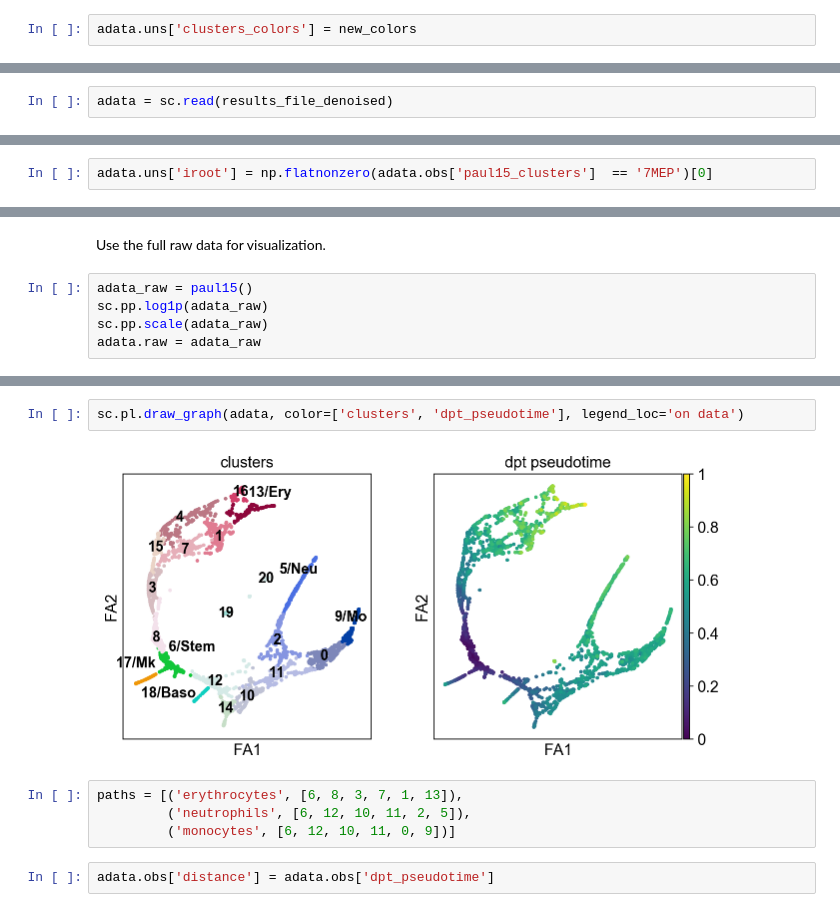
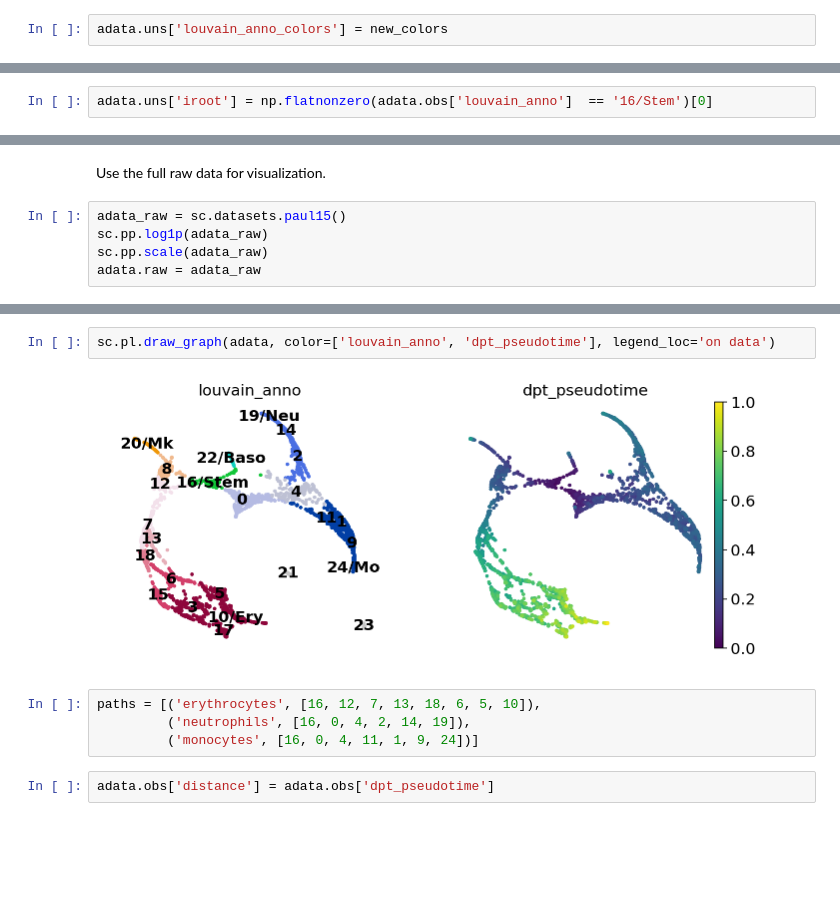
Before and after one commit to theislab/paga, a Jupyter notebook: blood/paul15/paul15.ipynb, the cells around one changed output, grey strips where cells are left out. Cells and saved outputs as stored; diff of their text form; blank space fills up the shorter version.

Commit message:
updated paul15 notebooks with tested versions

```diff
--- a/blood/paul15/paul15.ipynb
+++ b/blood/paul15/paul15.ipynb
@@ -246,5 +213,5 @@ new_colors[[9, 0]] = orig_colors[[0, 1]]  # Mo / dark blue
 # %%
-adata.uns['clusters_colors'] = new_colors
+adata.uns['louvain_anno_colors'] = new_colors
 # %% [markdown]
 And add some white space to some cluster names.
 # %%
@@ -272,2 +227,0 @@ adata.write(results_file_denoised)
-# %%
-adata = sc.read(results_file_denoised)
@@ -274,5 +230,5 @@ adata = sc.read(results_file_denoised)
 # %%
-adata.uns['iroot'] = np.flatnonzero(adata.obs['paul15_clusters']  == '7MEP')[0]
+adata.uns['iroot'] = np.flatnonzero(adata.obs['louvain_anno']  == '16/Stem')[0]
 # %%
 sc.tl.dpt(adata)
 # %% [output]
@@ -290,7 +244,7 @@ gene_names = ['Gata2', 'Gata1', 'Klf1', 'Epor', 'Hba-a2',  # erythroid
 # %% [markdown]
 Use the full raw data for visualization.
 # %%
-adata_raw = paul15()
+adata_raw = sc.datasets.paul15()
 sc.pp.log1p(adata_raw)
 sc.pp.scale(adata_raw)
 adata.raw = adata_raw
@@ -299,11 +254,11 @@ adata.raw = adata_raw
 # %%
-sc.pl.draw_graph(adata, color=['clusters', 'dpt_pseudotime'], legend_loc='on data')
+sc.pl.draw_graph(adata, color=['louvain_anno', 'dpt_pseudotime'], legend_loc='on data')
 # %% [output]
-[figure, old version]
+[figure, new version]
-# %%
-paths = [('erythrocytes', [6, 8, 3, 7, 1, 13]),
-         ('neutrophils', [6, 12, 10, 11, 2, 5]),
-         ('monocytes', [6, 12, 10, 11, 0, 9])]
+# %%
+paths = [('erythrocytes', [16, 12, 7, 13, 18, 6, 5, 10]),
+         ('neutrophils', [16, 0, 4, 2, 14, 19]),
+         ('monocytes', [16, 0, 4, 11, 1, 9, 24])]
 # %%
 adata.obs['distance'] = adata.obs['dpt_pseudotime']
 # %%
```
Also changed, not shown: parts of 57 cells of this notebook, 1 other file.
